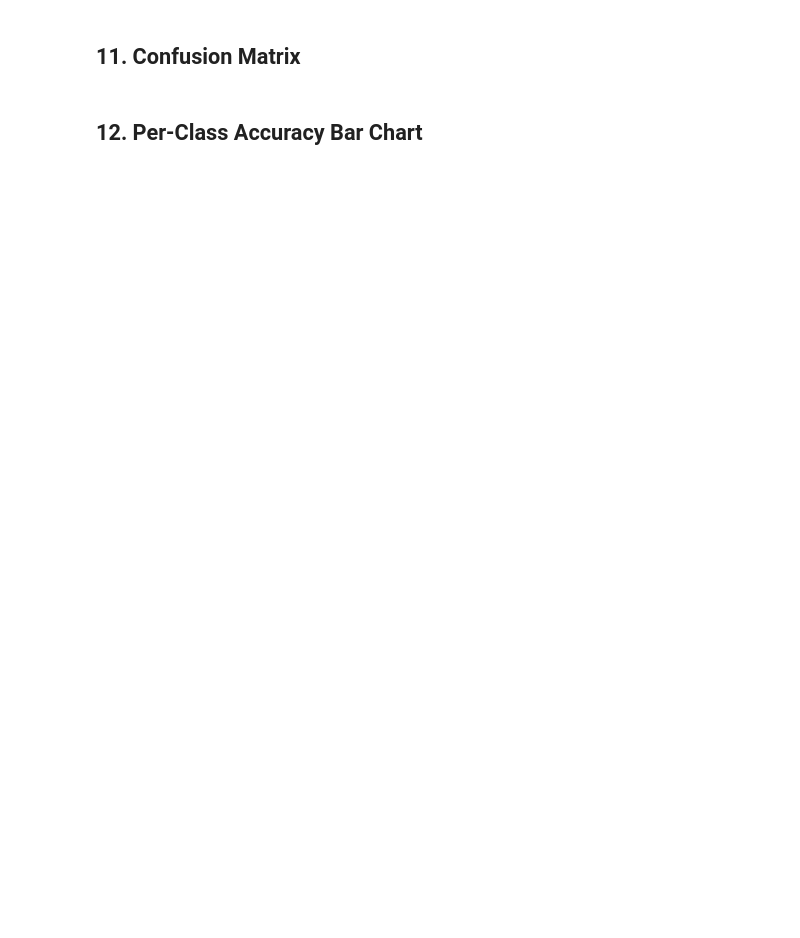
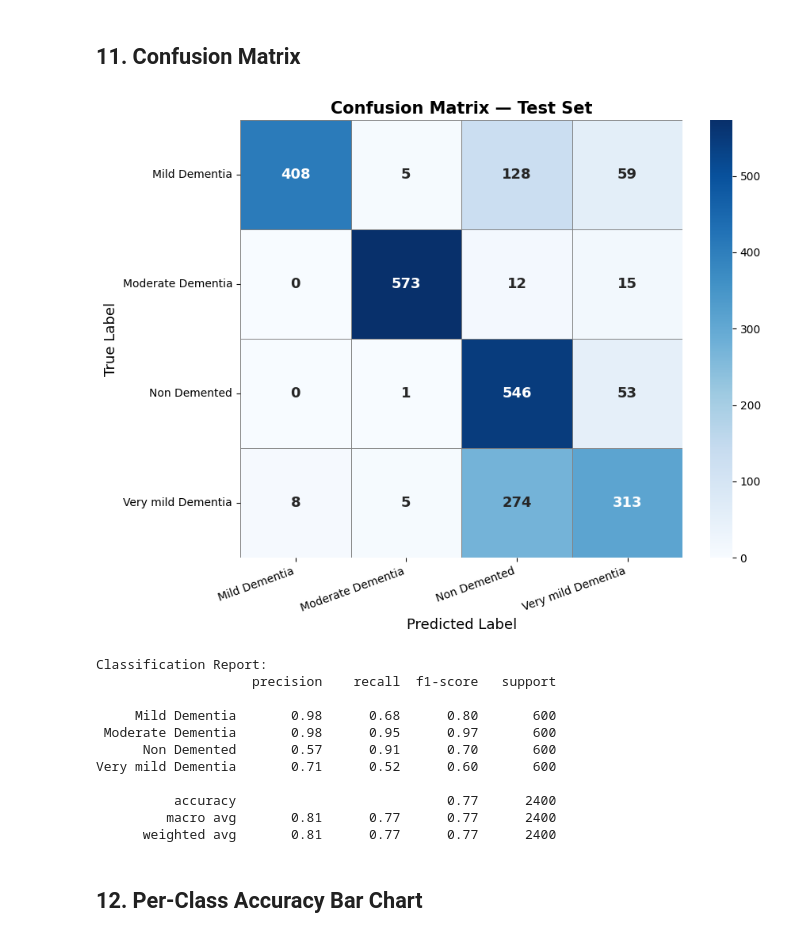
Before and after one commit to Preethitoka/alzheimers-mri-classifier, a Jupyter notebook: alzheimers_mri_classifier.ipynb, the cells around one changed output. Drawn from its saved outputs; the diff is of its cells as text; code cells hidden in the pictures; blank space fills up the shorter version.

```diff
--- a/alzheimers_mri_classifier.ipynb
+++ b/alzheimers_mri_classifier.ipynb
@@ -126,20 +144,16 @@ train_datagen = ImageDataGenerator(
 # Validation and test — only rescale, no augmentation
 val_test_datagen = ImageDataGenerator(rescale=1./255)
 
-train_gen = train_datagen.flow_from_directory(
-    TRAIN_DIR, target_size=IMG_SIZE, batch_size=BATCH_SIZE,
-    class_mode='categorical', shuffle=True
+from tensorflow.keras.applications.efficientnet import preprocess_input
+
+train_gen = tf.keras.preprocessing.image_dataset_from_directory(
+    TRAIN_DIR, image_size=IMG_SIZE, batch_size=BATCH_SIZE, label_mode='categorical'
 )
-
-val_gen = val_test_datagen.flow_from_directory(
-    VAL_DIR, target_size=IMG_SIZE, batch_size=BATCH_SIZE,
-    class_mode='categorical', shuffle=False
+val_gen = tf.keras.preprocessing.image_dataset_from_directory(
+    VAL_DIR, image_size=IMG_SIZE, batch_size=BATCH_SIZE, label_mode='categorical'
 )
-
-test_gen = val_test_datagen.flow_from_directory(
-    TEST_DIR, target_size=IMG_SIZE, batch_size=BATCH_SIZE,
-    class_mode='categorical', shuffle=False
+test_gen = tf.keras.preprocessing.image_dataset_from_directory(
+    TEST_DIR, image_size=IMG_SIZE, batch_size=BATCH_SIZE, label_mode='categorical', shuffle=False
 )
-
-CLASS_INDICES = train_gen.class_indices
-print('Class indices:', CLASS_INDICES)
+CLASS_INDICES = train_gen.class_names
+print('Classes:', CLASS_INDICES)
@@ -255,7 +361,7 @@ plt.show()
 ## 10. Evaluate on Test Set
 # %%
 # Load best saved model
-model = keras.models.load_model('best_model.keras')
+model = keras.models.load_model('best_model.h5')
 
 test_loss, test_acc = model.evaluate(test_gen, verbose=1)
 print(f'\nTest Accuracy : {test_acc*100:.2f}%')
@@ -263,32 +375,51 @@ print(f'Test Loss     : {test_loss:.4f}')
 # %% [markdown]
 ## 11. Confusion Matrix
 # %%
-test_gen.reset()
-y_pred_probs = model.predict(test_gen, verbose=1)
-y_pred = np.argmax(y_pred_probs, axis=1)
-y_true = test_gen.classes
-labels = list(CLASS_INDICES.keys())
+y_true = []
+y_pred = []
+
+for images, labels_batch in test_gen:
+    preds = model.predict(images, verbose=0)
+    y_pred.extend(np.argmax(preds, axis=1))
+    y_true.extend(np.argmax(labels_batch.numpy(), axis=1))
+
+y_true = np.array(y_true)
+y_pred = np.array(y_pred)
+labels = CLASS_INDICES
 
 cm_matrix = confusion_matrix(y_true, y_pred)
 
 fig, ax = plt.subplots(figsize=(9, 7))
 sns.heatmap(
     cm_matrix, annot=True, fmt='d', cmap='Blues',
     xticklabels=labels, yticklabels=labels,
     linewidths=0.5, linecolor='gray',
     annot_kws={'size': 13, 'weight': 'bold'}
 )
 ax.set_xlabel('Predicted Label', fontsize=13)
 ax.set_ylabel('True Label', fontsize=13)
 ax.set_title("Confusion Matrix — Test Set", fontsize=15, fontweight='bold')
 plt.xticks(rotation=20, ha='right')
 plt.yticks(rotation=0)
 plt.tight_layout()
 plt.savefig('confusion_matrix.png', dpi=150, bbox_inches='tight')
 plt.show()
 
 print('\nClassification Report:')
 print(classification_report(y_true, y_pred, target_names=labels))
+# %% [output]
+[figure, added]
+Classification Report:
+                    precision    recall  f1-score   support
+
+     Mild Dementia       0.98      0.68      0.80       600
+ Moderate Dementia       0.98      0.95      0.97       600
+      Non Demented       0.57      0.91      0.70       600
+Very mild Dementia       0.71      0.52      0.60       600
+
+          accuracy                           0.77      2400
+         macro avg       0.81      0.77      0.77      2400
+      weighted avg       0.81      0.77      0.77      2400
 # %% [markdown]
 ## 12. Per-Class Accuracy Bar Chart
 # %%
```
Also changed, not shown: parts of 19 cells of this notebook.
